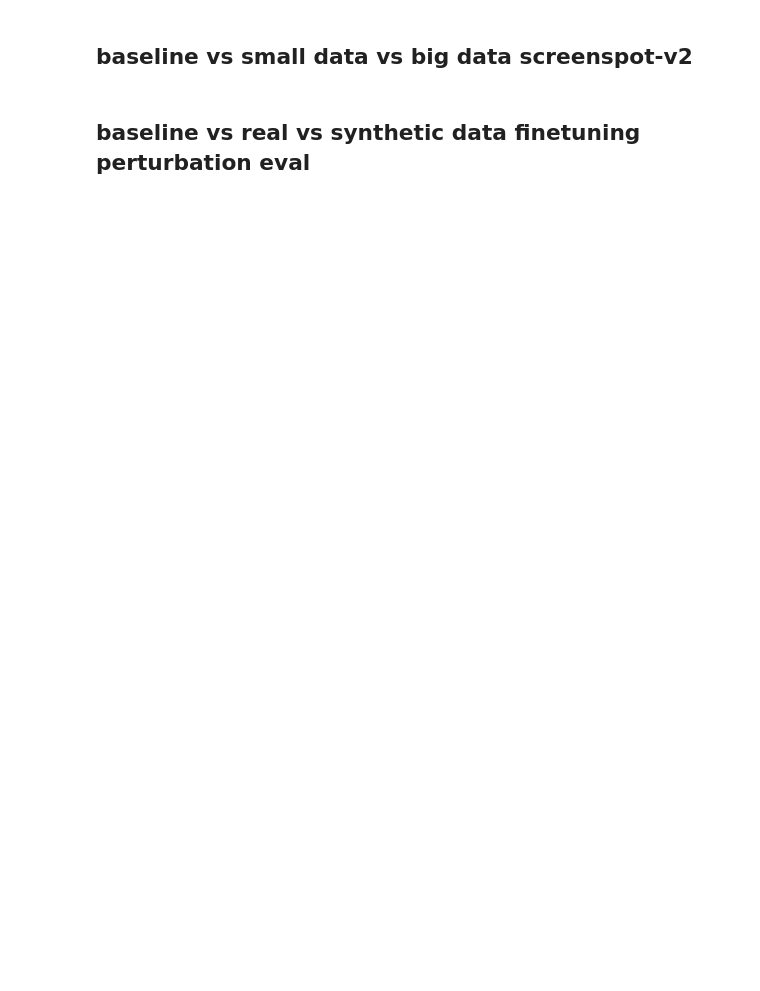
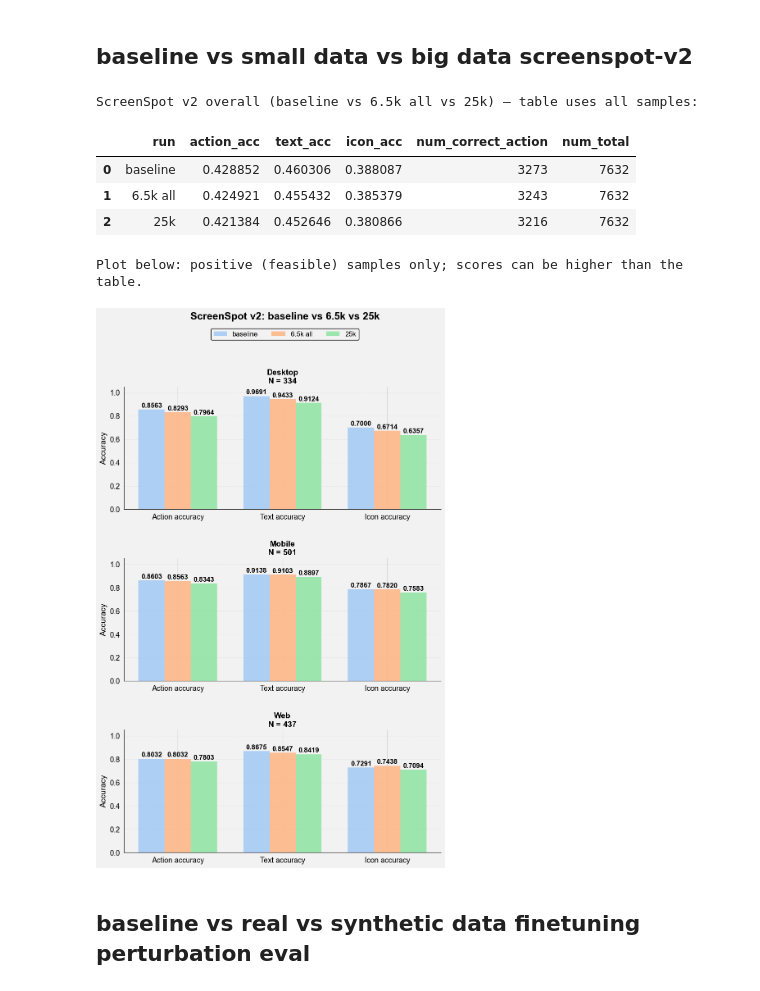
Before and after one commit to ManifoldRG/GUI-DR, a Jupyter notebook: data/finetuned_data_visualization_v3.ipynb, the cells around one changed output. Cells and saved outputs as stored; diff of their text form; code cells hidden in the pictures; blank space fills up the shorter version.

```diff
--- a/data/finetuned_data_visualization_v3.ipynb
+++ b/data/finetuned_data_visualization_v3.ipynb
@@ -913,7 +1063,7 @@ def _add_sample_size_ss(pivot_df, full_df, index_names):
     out.insert(0, "N", pivot_df.index.map(lambda idx: n_per.get(idx, None)))
     return out
 
-def plot_screenspot_v2_three_rows(screenspot_df, runs_order, run_colors, overall_df, n_total, suptitle, parse_key_func, label_offset=0.006, legend_y=0.97, rect_top=0.97):
+def plot_screenspot_v2_three_rows(screenspot_df, runs_order, run_colors, overall_df, n_total, suptitle, parse_key_func, label_offset=0.006, legend_y=0.94, rect_top=0.94):
     """Shared 3 rows x 1 column plot: each row = platform (Desktop/Mobile/Web), x = metrics, grouped bars = runs.
     Uses fine_grained data with positive (feasible) samples only.
     Legend/subplot gap: lower legend_y = legend closer to subplots; higher rect_top = subplot area extends higher (less gap)."""
@@ -942,8 +1092,8 @@ def plot_screenspot_v2_three_rows(screenspot_df, runs_order, run_colors, overall
         ax.spines["right"].set_visible(False)
         ax.spines["left"].set_visible(True)
         ax.spines["bottom"].set_visible(True)
-        fig.suptitle(suptitle, fontsize=18, fontweight="bold")
-        plt.tight_layout()
+        fig.suptitle(suptitle, fontsize=18, fontweight='bold', y=0.995)
+        plt.tight_layout(rect=[0.03, 0.02, 0.90, 0.94])
         plt.show()
         return
     parsed = fine["key"].apply(parse_key_func)
@@ -955,7 +1105,7 @@ def plot_screenspot_v2_three_rows(screenspot_df, runs_order, run_colors, overall
     total_bar_span = 0.75
     width = total_bar_span / n_runs
     platforms = sorted(fine["platform"].unique().tolist())[:3]
-    fig, axes = plt.subplots(3, 1, figsize=(8, 10), facecolor="#f2f2f2")
+    fig, axes = plt.subplots(3, 1, figsize=(10, 14), facecolor="#f2f2f2")
     axes = np.atleast_1d(axes).flatten()
     for ax in axes:
         ax.set_facecolor("#f2f2f2")
@@ -989,46 +1139,52 @@ def plot_screenspot_v2_three_rows(screenspot_df, runs_order, run_colors, overall
         ax.set_ylabel("Accuracy", fontsize=14)
         n_val = plat_df["num_total"].iloc[0] if "num_total" in plat_df.columns and len(plat_df) and not pd.isna(plat_df["num_total"].iloc[0]) else None
         ax.set_title(f"{platform.title()}\nN = {int(n_val)}" if n_val is not None else platform.title(), fontsize=14, fontweight="bold")
-    fig.suptitle(suptitle, fontsize=18, fontweight="bold", y=1.02)
+    fig.suptitle(suptitle, fontsize=18, fontweight='bold', y=0.995)
     handles, labels = axes[0].get_legend_handles_labels()
-    fig.legend(handles, labels, ncol=n_runs, loc="upper center", bbox_to_anchor=(0.5, legend_y), fontsize=12, framealpha=0.95)
-    plt.tight_layout(rect=[0, 0, 1, rect_top])
+    fig.legend(handles, labels, ncol=n_runs, loc='lower center', bbox_to_anchor=(0.5, legend_y), fontsize=12, framealpha=0.95)
+    plt.tight_layout(rect=[0.03, 0.02, 0.90, rect_top])
+    plt.subplots_adjust(hspace=0.4)
     plt.show()
 
 all_rows_6500_25k = []
 for run_label, path in RUN_CONFIG_6500_25K:
     if not path.exists():
         print(f"Skip (not found): {path}")
         continue
     metrics = _load_metrics_ss(path)
     all_rows_6500_25k.extend(_flatten_metrics_ss(run_label, metrics, filter_negative=True))
 
 screenspot_df_6500_25k = pd.DataFrame(all_rows_6500_25k)
 if screenspot_df_6500_25k.empty:
     print("No ScreenSpot v2 data loaded for baseline vs 6.5k all vs 25k.")
 else:
     runs_order_6500_25k = [r for r, _ in RUN_CONFIG_6500_25K if r in screenspot_df_6500_25k["run"].values]
     if not runs_order_6500_25k:
         runs_order_6500_25k = screenspot_df_6500_25k["run"].unique().tolist()
     run_colors_6500_25k = {r: sns.color_palette("pastel", n_colors=len(runs_order_6500_25k))[i] for i, r in enumerate(runs_order_6500_25k)}
 
     if "overall_positive" in screenspot_df_6500_25k["category"].values:
         overall_6500_25k = screenspot_df_6500_25k[screenspot_df_6500_25k["category"] == "overall_positive"].copy()
     else:
         overall_6500_25k = screenspot_df_6500_25k[screenspot_df_6500_25k["category"] == "overall"].copy()
     cols_ss = ["run", "action_acc", "text_acc", "icon_acc", "num_correct_action", "num_total"]
     overall_df_6500_25k = overall_6500_25k[[c for c in cols_ss if c in overall_6500_25k.columns]].drop_duplicates(subset=["run"])
     overall_df_6500_25k = overall_df_6500_25k.set_index("run").reindex(runs_order_6500_25k).reset_index()
     print("ScreenSpot v2 overall (baseline vs 6.5k all vs 25k) — table uses all samples:")
     display(overall_df_6500_25k)
     n_total_6500_25k = int(overall_df_6500_25k["num_total"].max()) if "num_total" in overall_df_6500_25k.columns and len(overall_df_6500_25k) else None
     print("Plot below: positive (feasible) samples only; scores can be higher than the table.")
 
-    suptitle = "ScreenSpot v2: baseline vs 6.5k all vs 25k"
-    if n_total_6500_25k is not None:
-        suptitle += f"  N={n_total_6500_25k}"
-    # Legend gap: pass legend_y=0.96 (closer to subplots) or rect_top=0.98 to reduce gap further
+    suptitle = "ScreenSpot v2: baseline vs 6.5k vs 25k"
     plot_screenspot_v2_three_rows(screenspot_df_6500_25k, runs_order_6500_25k, run_colors_6500_25k, overall_df_6500_25k, n_total_6500_25k, suptitle, _parse_fine_grained_key_ss)
+# %% [output]
+ScreenSpot v2 overall (baseline vs 6.5k all vs 25k) — table uses all samples:
+|  | run | action_acc | text_acc | icon_acc | num_correct_action | num_total |
+| 0 | baseline | 0.428852 | 0.460306 | 0.388087 | 3273 | 7632 |
+| 1 | 6.5k all | 0.424921 | 0.455432 | 0.385379 | 3243 | 7632 |
+| 2 | 25k | 0.421384 | 0.452646 | 0.380866 | 3216 | 7632 |
+Plot below: positive (feasible) samples only; scores can be higher than the table.
+[figure, added]
 # %% [markdown]
 ## baseline vs real vs synthetic data finetuning perturbation eval
 # %%
```
Also changed, not shown: parts of 14 cells of this notebook.
